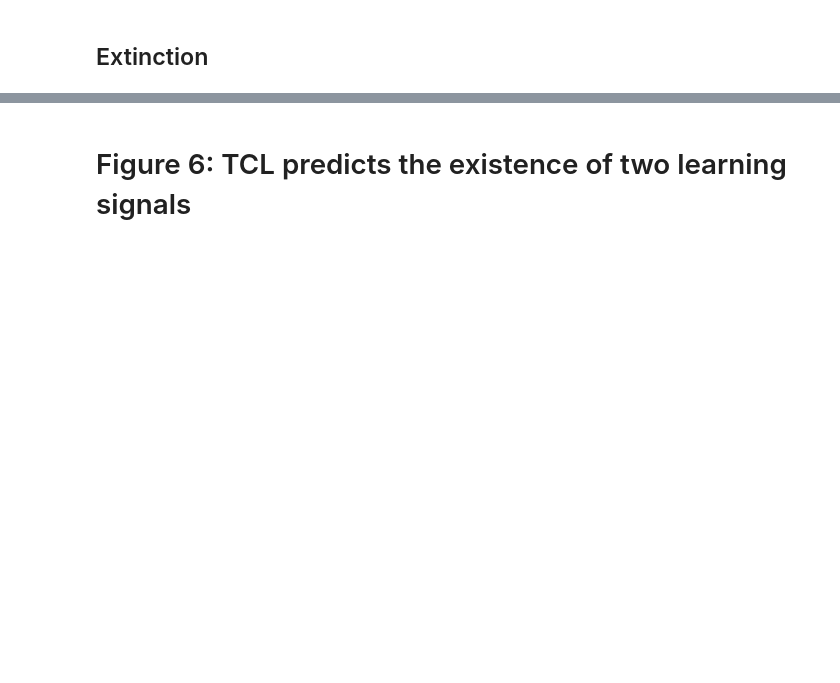
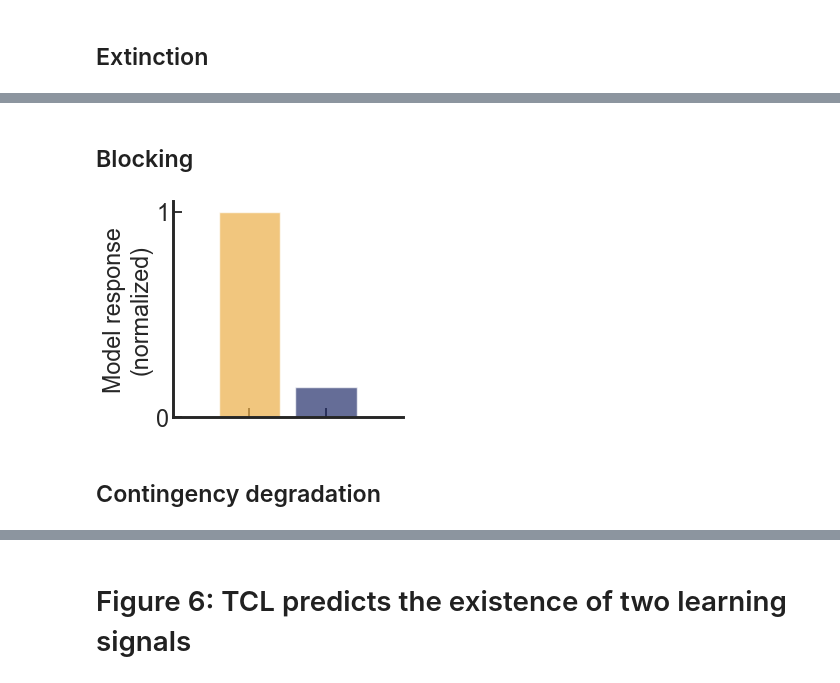
Before and after one commit to noe-hamou/Reconciling_Time_RPE, a Jupyter notebook: notebook_plots.ipynb, the cells around one changed output, grey strips where cells are left out. Drawn from its saved outputs; the diff is of its cells as text; code cells hidden in the pictures; blank space fills up the shorter version.

```diff
--- a/notebook_plots.ipynb
+++ b/notebook_plots.ipynb
@@ -1051,0 +1211,61 @@ plt.savefig(folder_path_save+"tcl_experiment_model_extinction.svg")
+# %% [markdown]
+## Blocking
+# %%
+np.random.seed(11)
+parameters_distribution = [
+    {'reward_information': [30,1], 'cues_information': [[10,1]], 'max_cycles': 50},
+    {'reward_information': [30,1], 'cues_information': [[10,1],[10,1]], 'max_cycles': 50},
+    {'reward_information': [30,1], 'cues_information': [[10,1],[10,0]], 'max_cycles': 1},
+    {'reward_information': [30,1], 'cues_information': [[10,0],[10,1]], 'max_cycles': 1}
+# Add more parameter sets as needed
+]
+
+eta = 1.5 * 10**(-2)
+eta_prime = 10**(-2)
+eps = -20
+
+# Generating events
+event_sequence = generate_events(parameters_distribution)
+
+# Running simulation
+output_simulation = run_tcl(event_sequence,eps,eta,eta_prime)
+# %%
+# Create the figure and axis
+fig, ax = plt.subplots(figsize=(5, 4))
+
+# Calculate reward times and corresponding responses
+reward_times = np.searchsorted(
+    output_simulation["Responses"][0],
+    event_sequence[np.where(event_sequence[:, 1] == 0)[0], 0]
+)
+cs1 = output_simulation["Responses"][1][reward_times[-2]]
+cs2 = output_simulation["Responses"][1][reward_times[-1]]
+
+# Normalize responses and plot as a bar chart
+normalized_responses = [cs1 / np.max([cs1, cs2]), cs2 / np.max([cs1, cs2])]
+colors = [[236 / 255, 174 / 255, 72 / 255], [36 / 255, 47 / 255, 107 / 255]]
+ax.bar([1, 2], normalized_responses, color=colors, alpha=0.7)
+
+# Set x-axis limits and ticks
+ax.set_xlim([0, 3])
+ax.set_xticks([1, 2])
+ax.set_xticklabels([])  # Remove x-axis labels
+
+# Set y-axis ticks, labels, and fontsize
+ax.set_yticks([0, 1])
+ax.set_yticklabels([0, 1], fontsize=24)
+ax.set_ylabel('Model response\n(normalized)', fontsize=24)
+
+# Remove unnecessary spines
+ax.spines[['right', 'top']].set_visible(False)
+
+# Add legend
+plt.legend(frameon=False, loc='best', fontsize=12)
+
+# Adjust layout for better spacing
+plt.tight_layout()
+#plt.savefig(figure_path+'figure5c.svg')
+# %% [output]
+[figure, added]
+# %% [markdown]
+## Contingency degradation
```
Also changed, not shown: parts of 32 cells of this notebook, 7 other files.
